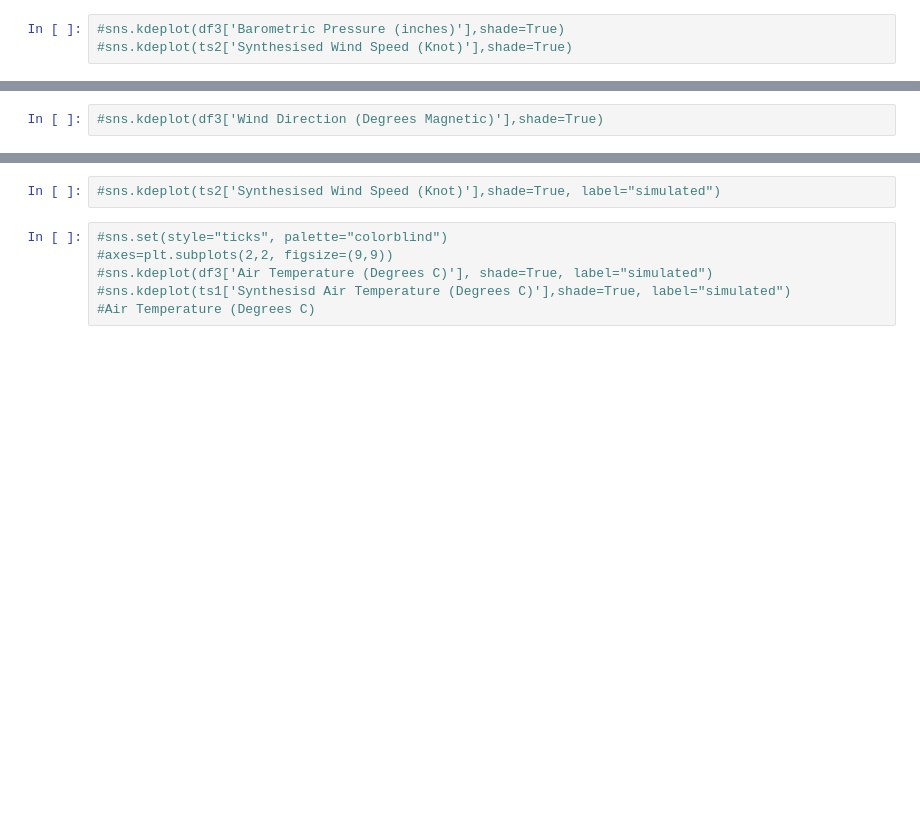
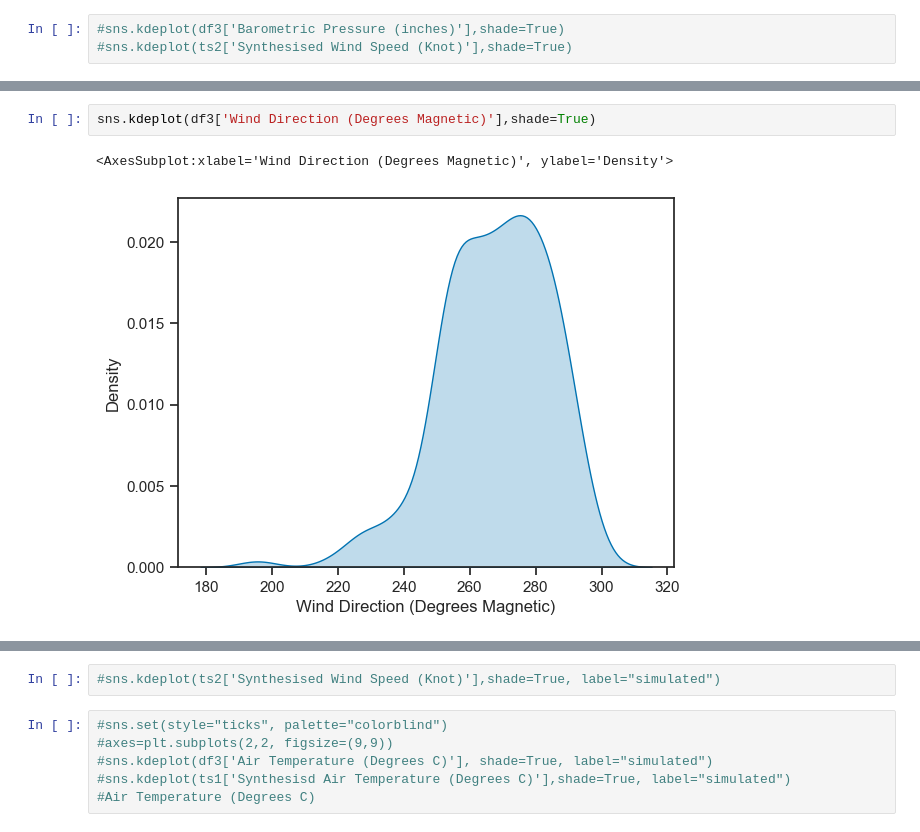
Before and after one commit to dectan/Programming-for-Data-Analysis-Project-1, a Jupyter notebook: Project 1.ipynb, the cells around one changed output, grey strips where cells are left out. Drawn from its saved outputs; the diff is of its cells as text; blank space fills up the shorter version.

```diff
--- a/Project 1.ipynb
+++ b/Project 1.ipynb
@@ -179,2 +364,5 @@ plt.show()
 # %%
-#sns.kdeplot(df3['Wind Direction (Degrees Magnetic)'],shade=True)
+sns.kdeplot(df3['Wind Direction (Degrees Magnetic)'],shade=True)
+# %% [output]
+<AxesSubplot:xlabel='Wind Direction (Degrees Magnetic)', ylabel='Density'>
+[figure, added]
```
Also changed, not shown: parts of 62 cells of this notebook, 1 other file.
